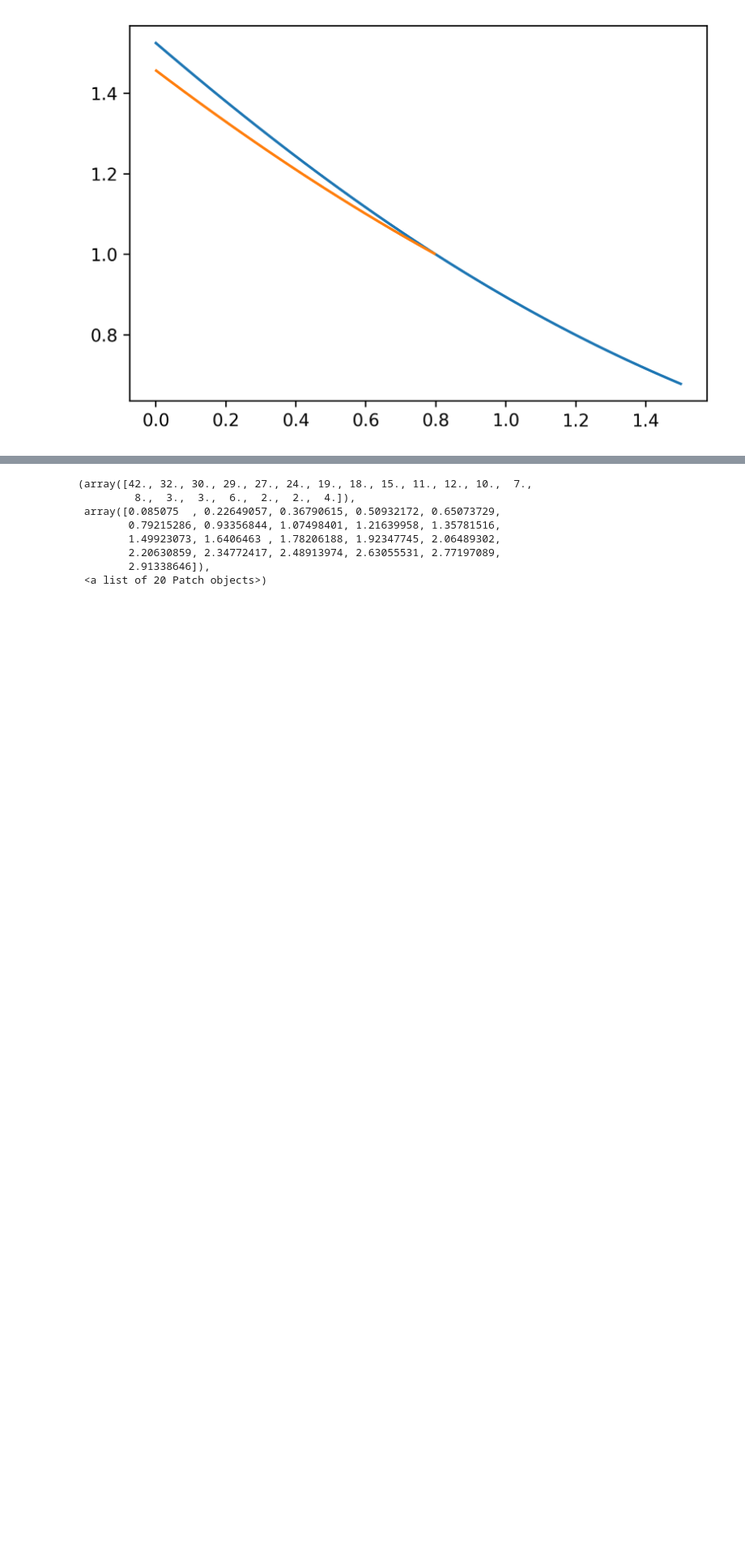
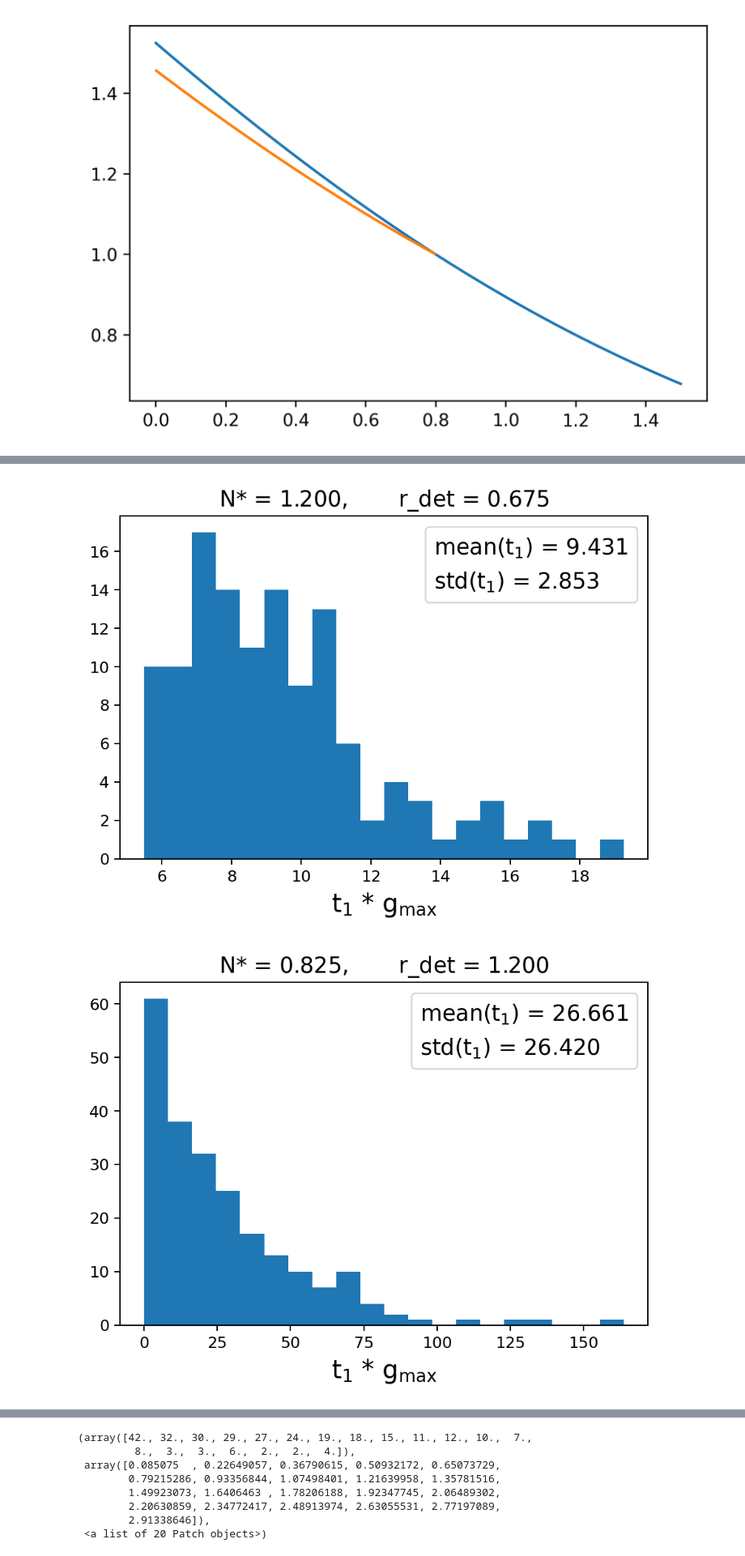
Before and after one commit to patricksinclair/multispecies_postprocessing, a Jupyter notebook: biofilm_threshold_theory/phase_diagram_plotter.ipynb, the cells around one changed output, grey strips where cells are left out. Shown: that part at 81% size. Saved outputs shown, nothing was run; the diff lists cells and outputs as text; code cells hidden in the pictures; blank space fills up the shorter version.

```diff
--- a/biofilm_threshold_theory/phase_diagram_plotter.ipynb
+++ b/biofilm_threshold_theory/phase_diagram_plotter.ipynb
@@ -410,26 +412,41 @@ ax.plot(det_ratio_vals_dashed, theoryN_vals_dashed)
 [<matplotlib.lines.Line2D at 0x...>]
 [figure]
 # %%
-def getT1HistoDataAndProcess(n_thresh, r_det):
+def getT1HistoDataAndProcess(n_thresh, r_det, extra_N_vs_t_runs=False):
     '''
     This gets the datasets for the 100 runs of the time to 1st microhabitat sims (used to histogram the distribution of t1)
     Also uses the 24 runs used to make the phase diagram, so there's more data to use
     Also adds in a column with the scaled time, to compare with the phase diagram
     '''
-
+    df_list = []
     df1 = pd.read_csv("timeTo1Microhab_powerLaw_bigK_results/t1_histogram-N_thresh="+"{:.3f}".format(n_thresh)+"-r_det_ratio="+"{:.3f}".format(r_det)+".csv")
     df2 = pd.read_csv("timeTo1Microhab_phaseDiagram_bigK/mhLim-1_N^-"+"{:.3f}".format(n_thresh)+"_rDet-"+"{:.3f}".format(r_det)+".csv")
 
-    df = pd.concat([df1, df2], ignore_index=True)
+    df_list.append(df1)
+    df_list.append(df2)
+
+    if extra_N_vs_t_runs:
+        df_extra = pd.read_csv("timeTo1Microhab_powerLaw_bigK_results/N_vs_t/nThresh="+"{:.3f}".format(n_thresh)+"_rDet="+"{:.3f}".format(r_det)+"-stochastic_microhabs_over_time.csv")
+        df_extra["time_to_n"] = df_extra[" t_mh_0"]
+        df_list.append(df_extra)
+
+    #run 2 (better sampling used for the N over t files)
+    #finesample_file = Path("timeTo1Microhab_powerLaw_bigK_results/N_vs_t/nThresh="+"{:.3f}".format(n_thresh)+"_rDet="+"{:.3f}".format(r_det)+"-stochastic_microhabs_over_time_run2.csv")
+    if os.path.isfile("timeTo1Microhab_powerLaw_bigK_results/N_vs_t/nThresh="+"{:.3f}".format(n_thresh)+"_rDet="+"{:.3f}".format(r_det)+"-stochastic_microhabs_over_time_run2.csv"):
+        df_extra_fine = pd.read_csv("timeTo1Microhab_powerLaw_bigK_results/N_vs_t/nThresh="+"{:.3f}".format(n_thresh)+"_rDet="+"{:.3f}".format(r_det)+"-stochastic_microhabs_over_time_run2.csv")
+        df_extra_fine["time_to_n"] = df_extra_fine["t_mh_0"]
+        df_list.append(df_extra_fine)
+
+    df = pd.concat(df_list, ignore_index=True)
     df["t_scaled"] = df['time_to_n']*max_gRate
 
     return df
 
 
-def plotT1Histogram(n_thresh, r_det, nbins):
+def plotT1Histogram(n_thresh, r_det, nbins, extra_N_vs_t_runs=False):
 
     fig, ax = plt.subplots(dpi=180)
-    data = getT1HistoDataAndProcess(n_thresh, r_det)
+    data = getT1HistoDataAndProcess(n_thresh, r_det, extra_N_vs_t_runs)
 
     t1_mean = data["t_scaled"].mean()
     t1_std  = data["t_scaled"].std()
@@ -454,3 +468,0 @@ def plotT1Histogram(n_thresh, r_det, nbins):
-# %%
-for n_thresh, r_det in histogram_param_pairs:
-    plotT1Histogram(n_thresh, r_det, nbins=20)
@@ -463,0 +483,10 @@ for n_thresh, r_det in histogram_param_pairs:
+# %%
+for n_thresh, r_det in histogram_param_pairs:
+    #also include th
+    if (math.isclose(n_thresh, 0.825) and math.isclose(r_det, 1.2)) or (math.isclose(n_thresh, 0.6) and math.isclose(r_det, 0.3)):
+        extra_N_vs_t_runs = True
+    else:
+        extra_N_vs_t_runs = False
+
+    plotT1Histogram(n_thresh, r_det, nbins=20, extra_N_vs_t_runs=extra_N_vs_t_runs)
+# %% [output]
@@ -463,0 +494,2 @@ for n_thresh, r_det in histogram_param_pairs:
+[figure, added]
+[figure, added]
```
Also changed, not shown: parts of 9 cells of this notebook, 2 other files.
